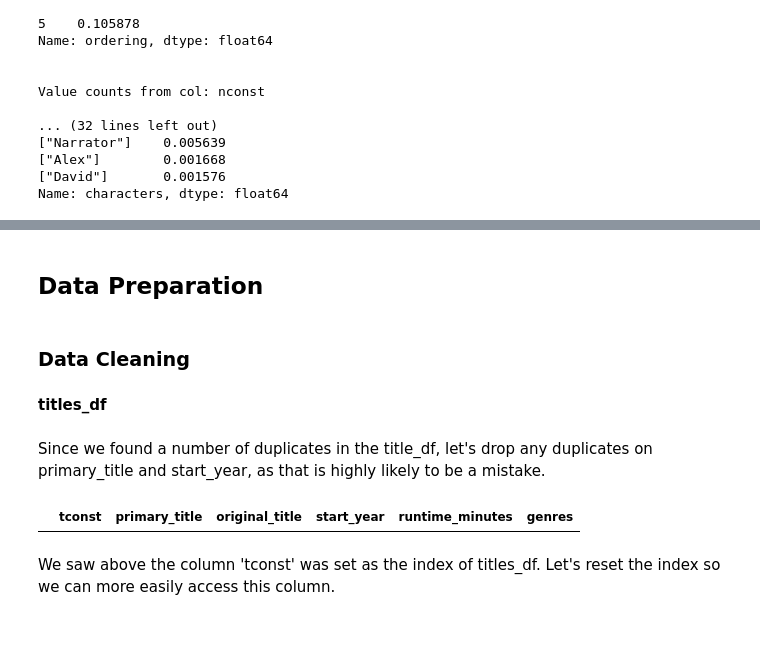
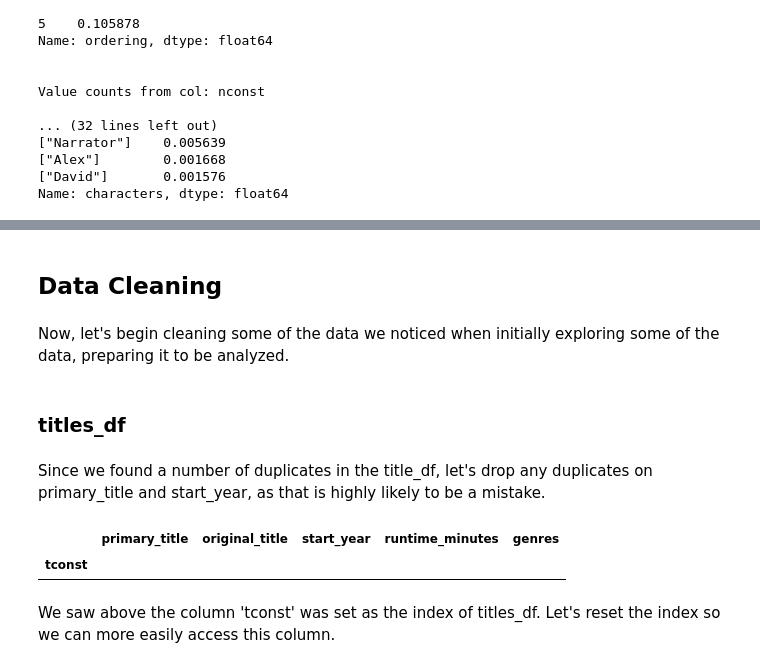
Before and after one commit to Sammyknee/dsc-project-template, a Jupyter notebook: Data Cleaning Notebook.ipynb, the cells around one changed output, grey strips where cells are left out. Drawn from its saved outputs; the diff is of its cells as text; code cells hidden in the pictures; blank space fills up the shorter version.

```diff
--- a/Data Cleaning Notebook.ipynb
+++ b/Data Cleaning Notebook.ipynb
@@ -308,16 +305,17 @@ Name: characters, dtype: float64
 # %% [markdown]
-## Data Preparation
+## Data Cleaning
-# %% [markdown]
-### Data Cleaning
+# %% [markdown]
+Now, let's begin cleaning some of the data we noticed when initially exploring some of the data, preparing it to be analyzed.
 # %% [markdown]
-**titles_df**
+### titles_df
 # %% [markdown]
 Since we found a number of duplicates in the title_df, let's drop any duplicates on primary_title and start_year, as that is highly likely to be a mistake.
 # %%
-titles_df.drop_duplicates(subset=['primary_title', 'start_year'])
+titles_df = titles_df.drop_duplicates(subset=['primary_title', 'start_year'])
 check_duplicates(titles_df)
 # %% [output]
-|  | tconst | primary_title | original_title | start_year | runtime_minutes | genres |
+|  | primary_title | original_title | start_year | runtime_minutes | genres |
+| tconst |  |  |  |  |  |
 # %% [markdown]
 We saw above the column 'tconst' was set as the index of titles_df. Let's reset the index so we can more easily access this column.
 # %%
```
Also changed, not shown: parts of 53 cells of this notebook, 9 other files.
